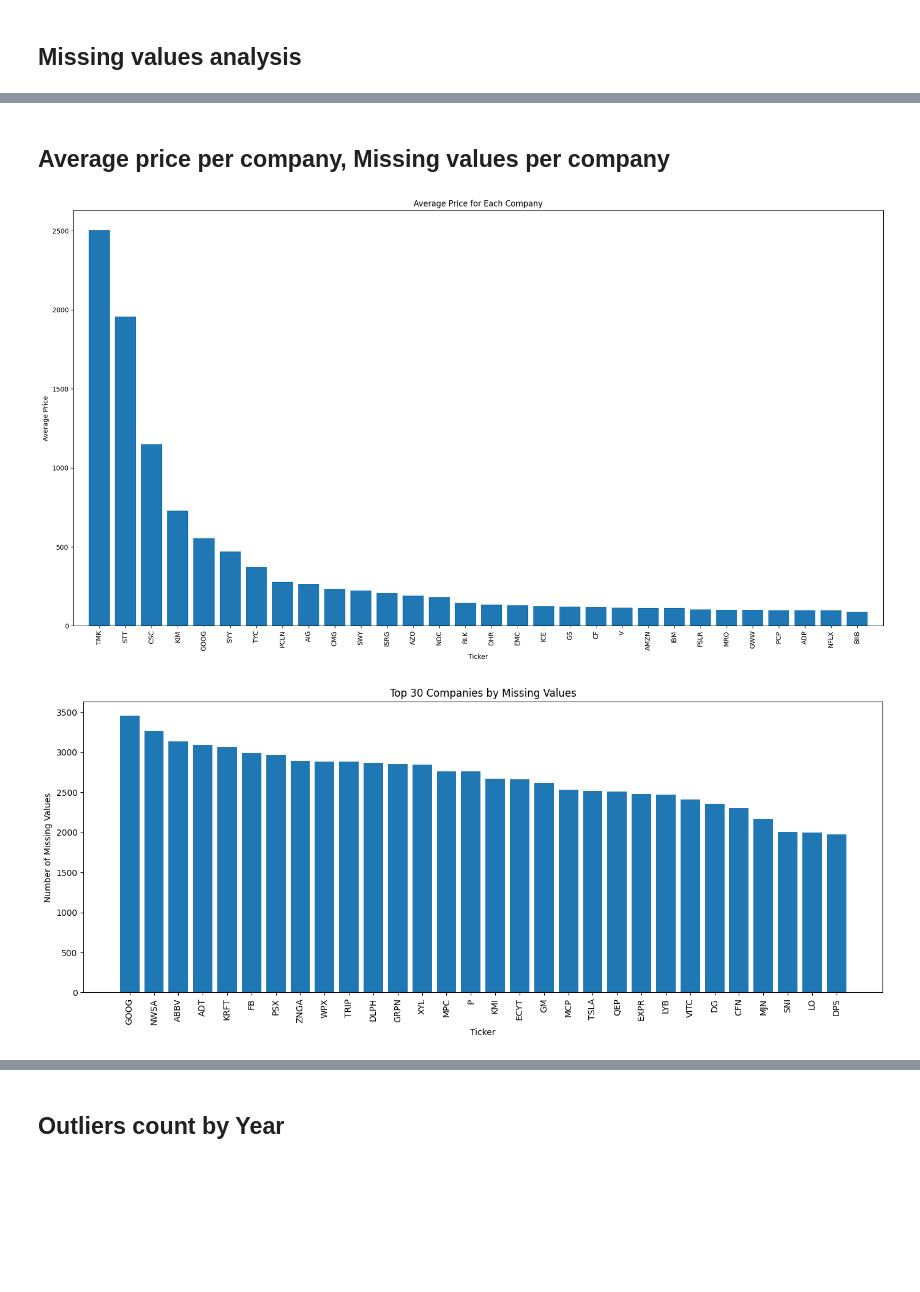
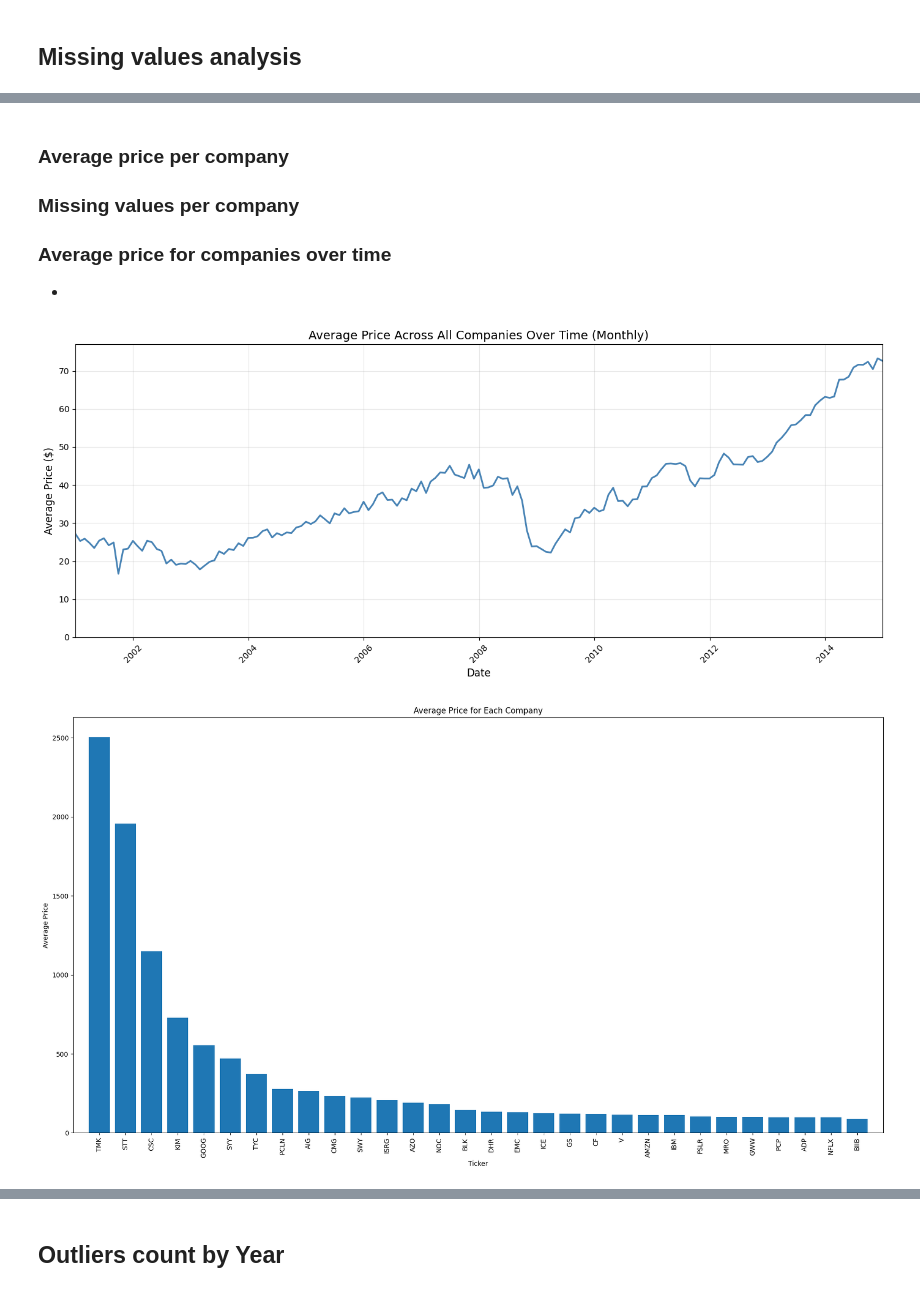
Before and after one commit to Airida305/backtesting-sp500, a Jupyter notebook: notebook/analysis.ipynb, the cells around one changed output, grey strips where cells are left out. Drawn from its saved outputs; the diff is of its cells as text; code cells hidden in the pictures; blank space fills up the shorter version.

```diff
--- a/notebook/analysis.ipynb
+++ b/notebook/analysis.ipynb
@@ -102,10 +97,13 @@ year
 2014     6327
 Name: missing_values, dtype: int64
 # %% [markdown]
-## Average price per company, Missing values per company
+### Average price per company
+### Missing values per company
+### Average price for companies over time
+*
 # %%
 def save_average_price_per_company_plot(prices_df, plot=False):
-    # Filter out invalid price ranges (same as preprocessing)
+    # Filter out invalid price ranges
     filtered_df = prices_df.drop(columns="Date").mask((prices_df.drop(columns="Date") < 0.1) | (prices_df.drop(columns="Date") > 10000))
     avg_price = filtered_df.mean(skipna=True).sort_values(ascending=False).head(30)
 
@@ -125,32 +123,57 @@ def save_average_price_per_company_plot(prices_df, plot=False):
     else:
         plt.close(fig)
 
     return avg_price
 
 
 def save_missing_values_top_companies_plot(prices_df, plot=False, top_n=30):
     missing_counts = prices_df.drop(columns="Date").isna().sum().sort_values(ascending=False).head(top_n)
 
     fig, ax = plt.subplots(figsize=(14, 6))
     ax.bar(missing_counts.index, missing_counts.values)
     ax.set_title(f"Top {top_n} Companies by Missing Values")
     ax.set_xlabel("Ticker")
     ax.set_ylabel("Number of Missing Values")
 
     ax.tick_params(axis="x", rotation=90)
     fig.tight_layout()
     fig.savefig(PLOTS_DIR / "missing_values_top_companies.png", dpi=150)
 
     if plot:
         plt.show()
     else:
         plt.close(fig)
 
     return missing_counts
 
+def plot_average_price_over_time(prices_df, plot=False):
+    filtered_df = prices_df.drop(columns="Date").mask((prices_df.drop(columns="Date") < 0.1) | (prices_df.drop(columns="Date") > 10000))
 
+    # Resample to monthly to produce a clean, smooth trend line
+    monthly_df = prices_df[['Date']].copy()
+    monthly_df['avg_price'] = filtered_df.mean(axis=1, skipna=True)
+    monthly_df = monthly_df.set_index('Date').resample('ME').mean()
+
+    plt.figure(figsize=(14, 6))
+    plt.plot(monthly_df.index, monthly_df['avg_price'], linewidth=2, color='steelblue')
+    plt.title('Average Price Across All Companies Over Time (Monthly)', fontsize=14)
+    plt.xlabel('Date', fontsize=12)
+    plt.ylabel('Average Price ($)', fontsize=12)
+    plt.xticks(rotation=45)
+    plt.grid(True, alpha=0.3)
+    plt.xlim(monthly_df.index.min(), monthly_df.index.max())
+    plt.ylim(0, monthly_df['avg_price'].max() * 1.05)
+    plt.tight_layout()
+    plt.savefig(PLOTS_DIR / "average_price_over_time.png", dpi=150, bbox_inches='tight')
+
+    if plot:
+        plt.show()
+    else:
+        plt.close()
+
+plot_average_price_over_time(stock_prices, plot=True)
 avg_price_per_company = save_average_price_per_company_plot(stock_prices, plot=True)
 _ = save_missing_values_top_companies_plot(stock_prices, plot=True)
 # %% [output]
-[figure, old version]
+[figure, new version]
-[figure, old version]
+[figure, new version]
```
Also changed, not shown: parts of 6 cells of this notebook, 9 other files.
